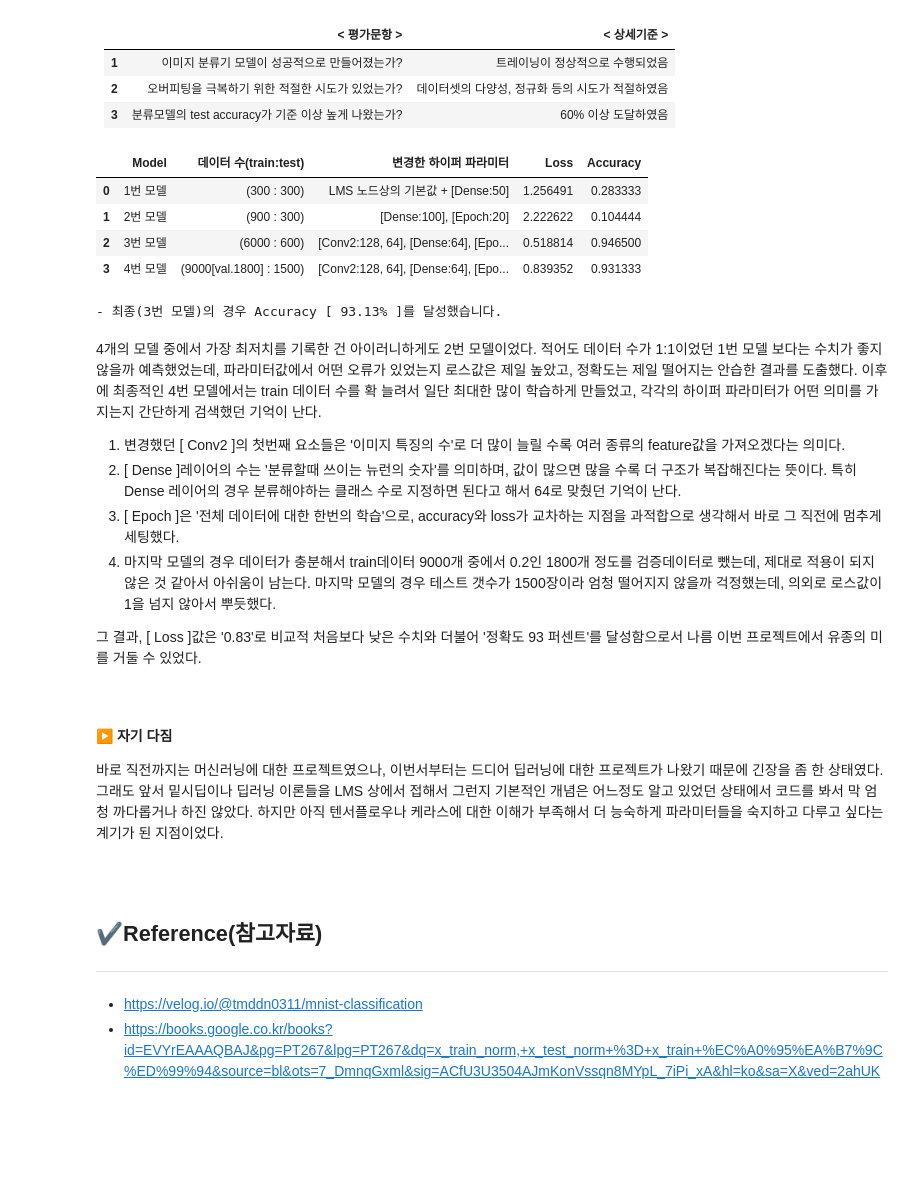
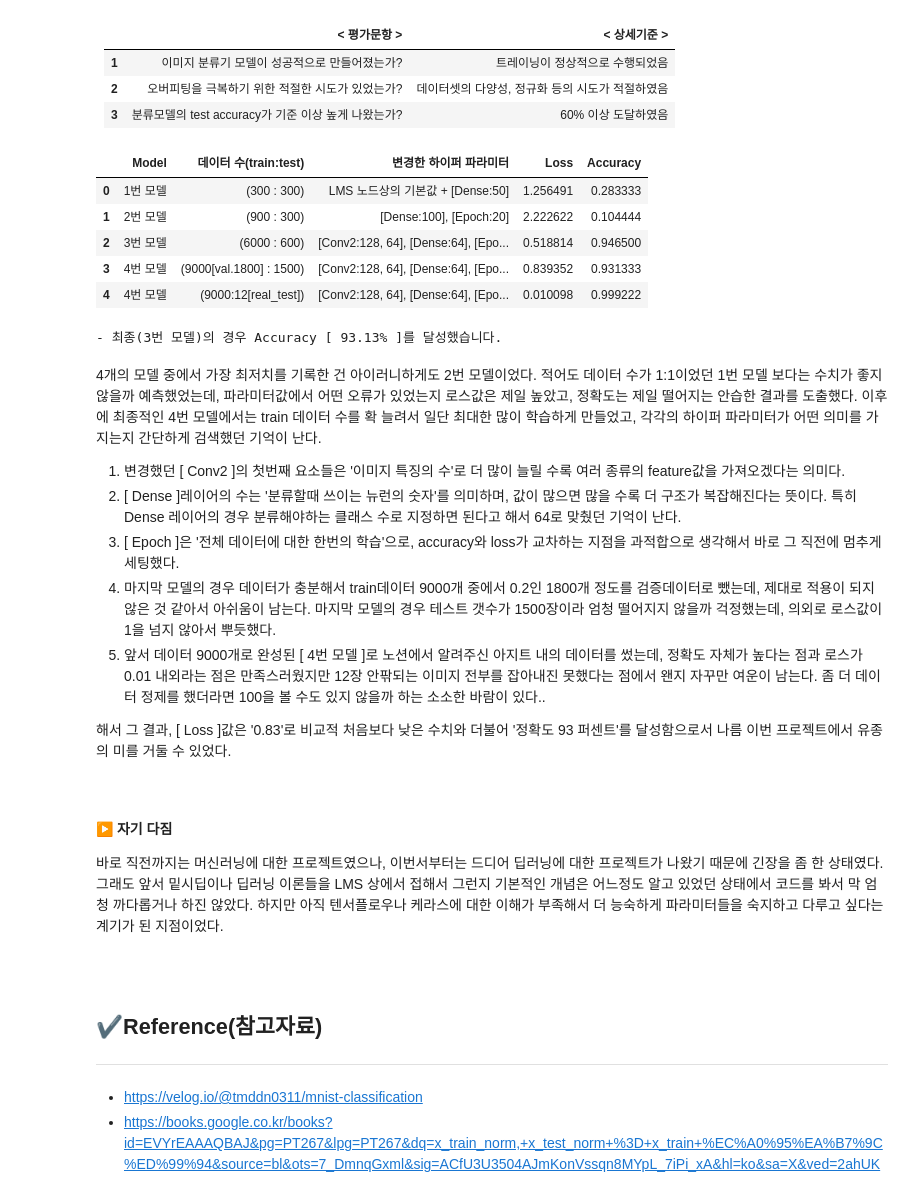
Before and after one commit to Wdstar09/Aiffel_project, a Jupyter notebook: LMS_Exploration/E-05/[E-05]exploration_05.ipynb, the cells around one changed output. Cells and saved outputs as stored; diff of their text form; code cells hidden in the pictures; blank space fills up the shorter version.

```diff
--- a/LMS_Exploration/E-05/[E-05]exploration_05.ipynb
+++ b/LMS_Exploration/E-05/[E-05]exploration_05.ipynb
@@ -991,6 +993,6 @@ model.compile(optimizer='adam',
              metrics=['accuracy'])
 
 # 모델 훈련
-history4 = model.fit(x_train_norm, y_train , epochs=15)
+history5 = model.fit(x_train_norm, y_train , epochs=15) # 5번째도 동일한 모델로 테스트했으므로 history4 > history5로 재변경
 # %% [output]
 Epoch 1/15
@@ -1118,0 +1133,16 @@ for n in samples:
+# %%
+# 테스트 데이터 로드 + 테스트 이미지 리사이즈
+image_dir_path = '/content/gdrive/MyDrive/aiffel/ex_05/ex05_ver_04/real_test/rock'
+resize_images(image_dir_path)
+
+image_dir_path = '/content/gdrive/MyDrive/aiffel/ex_05/ex05_ver_04/real_test/scissor'
+resize_images(image_dir_path)
+
+image_dir_path = '/content/gdrive/MyDrive/aiffel/ex_05/ex05_ver_04/real_test/paper'
+resize_images(image_dir_path)
+
+image_dir_path = '/content/gdrive/MyDrive/aiffel/ex_05/ex05_ver_04/real_test'
+(x_test, y_test)=load_data(image_dir_path)
+
+# 입력은 0~1 사이의 값으로 정규화
+x_test_norm = x_test/255.0
@@ -1118,0 +1159,6 @@ for n in samples:
+# %%
+# 테스트 데이터로 성능을 확인
+loss_5, accu_5 = model.evaluate(x_test_norm, y_test, verbose=2)
+
+print("- test_loss: {} ".format(loss_5))
+print("- test_accuracy: {}".format(accu_5))
@@ -1167,21 +1280,22 @@ print('최소값:',np.min(x_train_norm), ' 최대값:',np.max(x_train_norm))
 | **3** | 분류모델의 test accuracy가 기준 이상 높게 나왔는가?                                    | 60% 이상 도달하였음 |
 # %%
 # 변화한 모델들의 수치
-model_list = {'Model': ['1번 모델', '2번 모델', '3번 모델', '4번 모델'],
-              '데이터 수(train:test)':['(300 : 300)', '(900 : 300)', '(6000 : 600)', '(9000[val.1800] : 1500)'],
+model_list = {'Model': ['1번 모델', '2번 모델', '3번 모델', '4번 모델', '4번 모델'],
+              '데이터 수(train:test)':['(300 : 300)', '(900 : 300)', '(6000 : 600)', '(9000[val.1800] : 1500)', '(9000:12[real_test])'],
               '변경한 하이퍼 파라미터':['LMS 노드상의 기본값 + [Dense:50]', '[Dense:100], [Epoch:20]',
-                              '[Conv2:128, 64], [Dense:64], [Epoch:18]','[Conv2:128, 64], [Dense:64], [Epoch:18]'],
-              'Loss' : [loss_1, loss_2, loss_3, loss_4],
-              'Accuracy': [accu_1, accu_2, accu_3, accu_4]}
+                              '[Conv2:128, 64], [Dense:64], [Epoch:18]','[Conv2:128, 64], [Dense:64], [Epoch:18]', '[Conv2:128, 64], [Dense:64], [Epoch:18]'],
+              'Loss' : [loss_1, loss_2, loss_3, loss_4. loss_5],
+              'Accuracy': [accu_1, accu_2, accu_3, accu_4, accu_5]}
 
 df = pd.DataFrame(model_list)
 df
 # %% [output]
 |  | Model | 데이터 수(train:test) | 변경한 하이퍼 파라미터 | Loss | Accuracy |
 | 0 | 1번 모델 | (300 : 300) | LMS 노드상의 기본값 + [Dense:50] | 1.256491 | 0.283333 |
 | 1 | 2번 모델 | (900 : 300) | [Dense:100], [Epoch:20] | 2.222622 | 0.104444 |
 | 2 | 3번 모델 | (6000 : 600) | [Conv2:128, 64], [Dense:64], [Epo... | 0.518814 | 0.946500 |
 | 3 | 4번 모델 | (9000[val.1800] : 1500) | [Conv2:128, 64], [Dense:64], [Epo... | 0.839352 | 0.931333 |
+| 4 | 4번 모델 | (9000:12[real_test]) | [Conv2:128, 64], [Dense:64], [Epo... | 0.010098 | 0.999222 |
 # %%
 print(f'- 최종(3번 모델)의 경우 Accuracy [{accu_4*100: .2f}% ]를 달성했습니다.')
 # %% [output]
@@ -1193,8 +1307,9 @@ print(f'- 최종(3번 모델)의 경우 Accuracy [{accu_4*100: .2f}% ]를 달성
 2. [ Dense ]레이어의 수는 '분류할때 쓰이는 뉴런의 숫자'를 의미하며, 값이 많으면 많을 수록 더 구조가 복잡해진다는 뜻이다.  특히 Dense 레이어의 경우 분류해야하는 클래스 수로 지정하면 된다고 해서 64로 맞췄던 기억이 난다.
 3. [ Epoch ]은 '전체 데이터에 대한 한번의 학습'으로, accuracy와 loss가 교차하는 지점을 과적합으로 생각해서 바로 그 직전에 멈추게 세팅했다.
 4. 마지막 모델의 경우 데이터가 충분해서 train데이터 9000개 중에서 0.2인 1800개 정도를 검증데이터로 뺐는데, 제대로 적용이 되지 않은 것 같아서 아쉬움이 남는다. 마지막 모델의 경우 테스트 갯수가 1500장이라 엄청 떨어지지 않을까 걱정했는데, 의외로 로스값이 1을 넘지 않아서 뿌듯했다.
+5. 앞서 데이터 9000개로 완성된 [ 4번 모델 ]로 노션에서 알려주신 아지트 내의 데이터를 썼는데, 정확도 자체가 높다는 점과 로스가 0.01 내외라는 점은 만족스러웠지만 12장 안팎되는 이미지 전부를 잡아내진 못했다는 점에서 왠지 자꾸만 여운이 남는다. 좀 더 데이터 정제를 했더라면 100을 볼 수도 있지 않을까 하는 소소한 바람이 있다..
 
-그 결과, [ Loss ]값은 '0.83'로 비교적 처음보다 낮은 수치와 더불어 '정확도 93 퍼센트'를 달성함으로서 나름 이번 프로젝트에서 유종의 미를 거둘 수 있었다.
+해서 그 결과, [ Loss ]값은 '0.83'로 비교적 처음보다 낮은 수치와 더불어 '정확도 93 퍼센트'를 달성함으로서 나름 이번 프로젝트에서 유종의 미를 거둘 수 있었다.
 
 <br>
 
```
Also changed, not shown: parts of 14 cells of this notebook.
